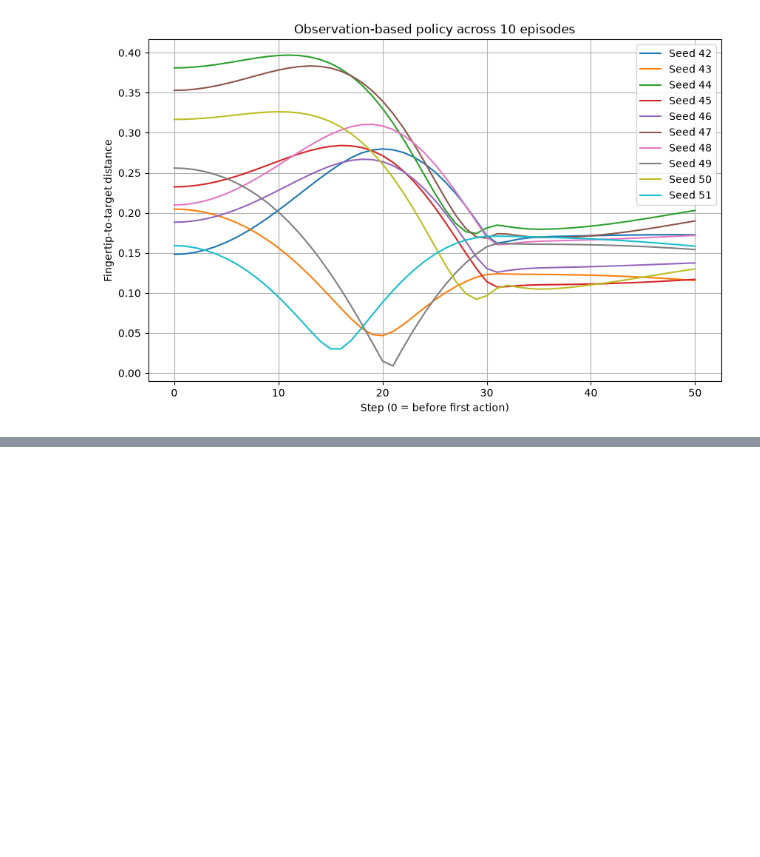
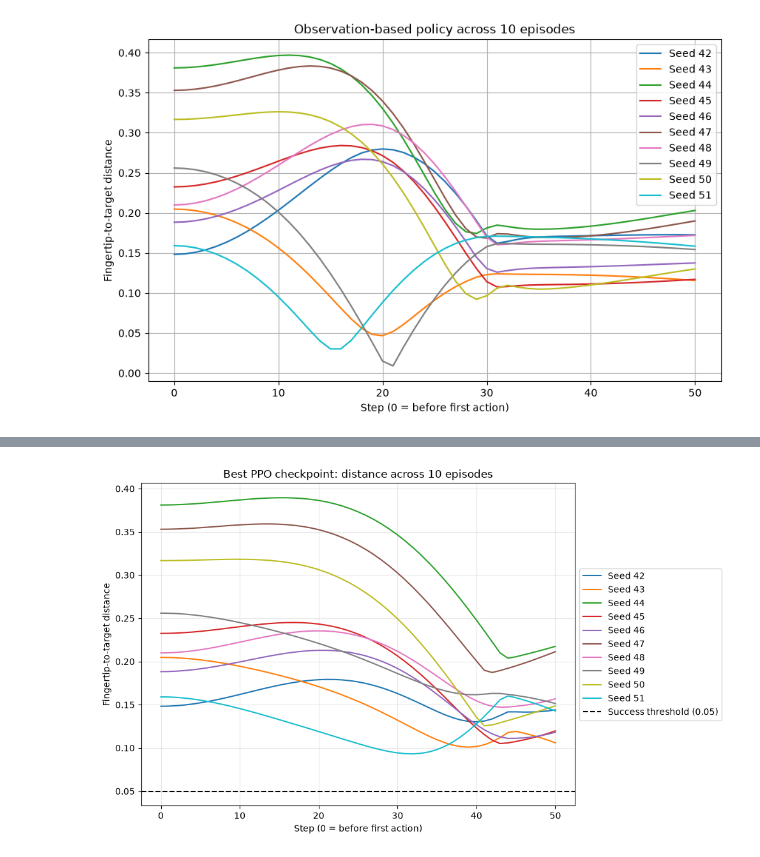
Before and after one commit to Fahlevi20/Reacher-first-control-and-RL-experiment, a Jupyter notebook: notebook.ipynb, the cells around one changed output, grey strips where cells are left out. Cells and saved outputs as stored; diff of their text form; code cells hidden in the pictures; blank space fills up the shorter version.

Commit message:
Document Reacher baselines and initial PPO experiments
Record fixed-action and observation-based controller results,
PPO training and evaluation, and the provisional success criterion.

```diff
--- a/notebook.ipynb
+++ b/notebook.ipynb
@@ -548,0 +551,14 @@ Seed | Start distance | Closest distance | Final distance | Total reward | Succe
+# %%
+from pathlib import Path
+import gymnasium as gym
+from stable_baselines3 import PPO
+
+train_env = gym.make("Reacher-v5")
+model = PPO("MlpPolicy", train_env, verbose=2, seed=42)
+model.learn(total_timesteps=10_000)
+
+model_path = Path("ppo_reacher_first_run")
+model.save(str(model_path))
+train_env.close()
+
+print("Saved model as:", model_path.with_suffix(".zip").resolve())
@@ -548,0 +724,73 @@ Seed | Start distance | Closest distance | Final distance | Total reward | Succe
+# %%
+from pathlib import Path
+
+import gymnasium as gym
+import matplotlib.pyplot as plt
+import numpy as np
+from stable_baselines3 import PPO
+
+best_path = Path("ppo_reacher_checkpoints") / "best_model.zip"
+if not best_path.exists():
+    raise FileNotFoundError(f"Model not found: {best_path.resolve()}")
+
+best_model = PPO.load(str(best_path))
+test_env = gym.make("Reacher-v5")
+
+success_threshold = 0.05
+success_count = 0
+episode_distances = {}
+
+print("Evaluating:", best_path.resolve())
+print("Seed | Closest distance | Final distance | Total reward | Success")
+print("-" * 70)
+
+try:
+    for seed in range(42, 52):
+        observation, info = test_env.reset(seed=seed)
+        distances = [np.linalg.norm(observation[8:10])]  # Step 0
+        total_reward = 0.0
+        terminated = False
+        truncated = False
+
+        while not (terminated or truncated):
+            action, _ = best_model.predict(observation, deterministic=True)
+            observation, reward, terminated, truncated, info = test_env.step(action)
+
+            distances.append(np.linalg.norm(observation[8:10]))
+            total_reward += reward
+
+        episode_distances[seed] = distances
+        closest_distance = min(distances)
+        success = closest_distance <= success_threshold
+        success_count += int(success)
+
+        print(
+            f"{seed:4d} | {closest_distance:16.6f} "
+            f"| {distances[-1]:14.6f} | {total_reward:12.6f} | {success}"
+        )
+finally:
+    test_env.close()
+
+print(f"Successes: {success_count}/10")
+
+fig, ax = plt.subplots(figsize=(10, 6))
+for seed, distances in episode_distances.items():
+    ax.plot(range(len(distances)), distances, label=f"Seed {seed}", linewidth=1.5)
+
+ax.axhline(
+    success_threshold,
+    color="black",
+    linestyle="--",
+    linewidth=1.5,
+    label="Success threshold (0.05)",
+)
+ax.set(
+    xlabel="Step (0 = before first action)",
+    ylabel="Fingertip-to-target distance",
+    title="Best PPO checkpoint: distance across 10 episodes",
+)
+ax.grid(alpha=0.3)
+ax.legend(loc="center left", bbox_to_anchor=(1, 0.5))
+fig.tight_layout()
+plt.show()
+# %% [output]
@@ -548,0 +811 @@ Seed | Start distance | Closest distance | Final distance | Total reward | Succe
+[figure, added]
```
Also changed, not shown: parts of 8 cells of this notebook, 6 other files.
